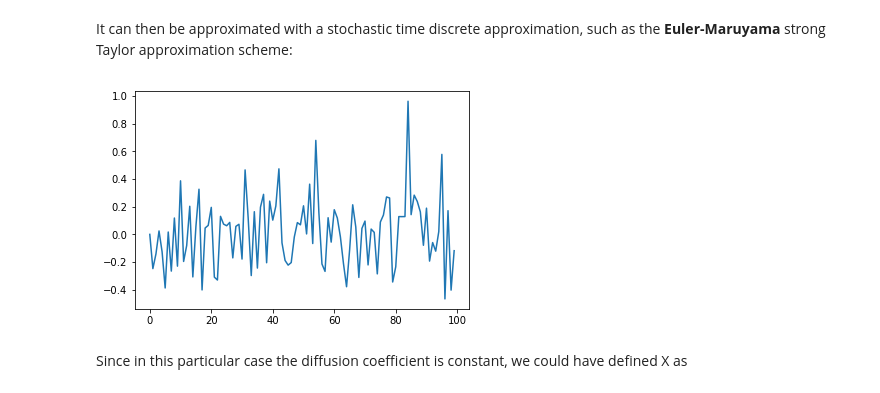
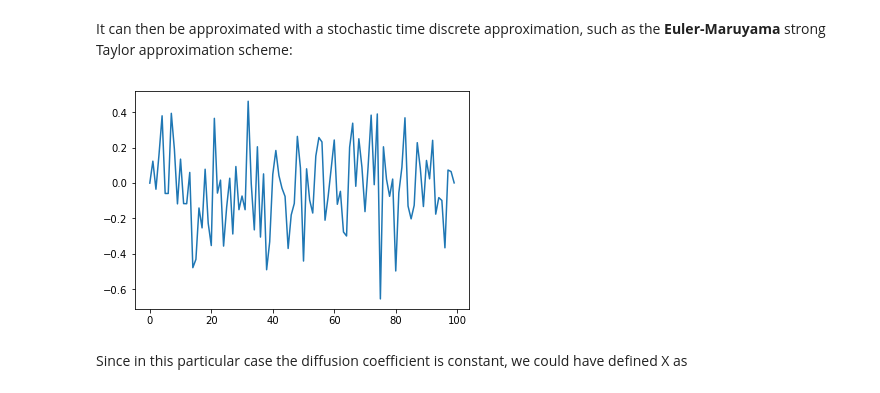
Before and after one commit to thalesians/tsa, a Jupyter notebook: src/jupyter/python/processes.ipynb, the cells around one changed output. Cells and saved outputs as stored; diff of their text form; code cells hidden in the pictures.

```diff
--- a/src/jupyter/python/processes.ipynb
+++ b/src/jupyter/python/processes.ipynb
@@ -30,12 +37,13 @@ X = proc.ItoProcess(drift=lambda t, x: -x, diffusion=lambda t, x: .25)
 # %% [markdown]
 It can then be approximated with a stochastic time discrete approximation, such as the **Euler-Maruyama** strong Taylor approximation scheme:
 # %%
+rnd.randomstate(np.random.RandomState(seed=42), force=True);
 ts = []; xs = []
 for t, x in sim.EulerMaruyama(process=X, times=sim.xtimes(0., 100.)):
     ts.append(t); xs.append(x.flatten())
 plt.plot(ts, xs);
 # %% [output]
-[figure, old version]
+[figure, new version]
 # %% [markdown]
 Since in this particular case the diffusion coefficient is constant, we could have defined X as
 # %%
```
Also changed, not shown: parts of 19 cells of this notebook, 1 other file.
